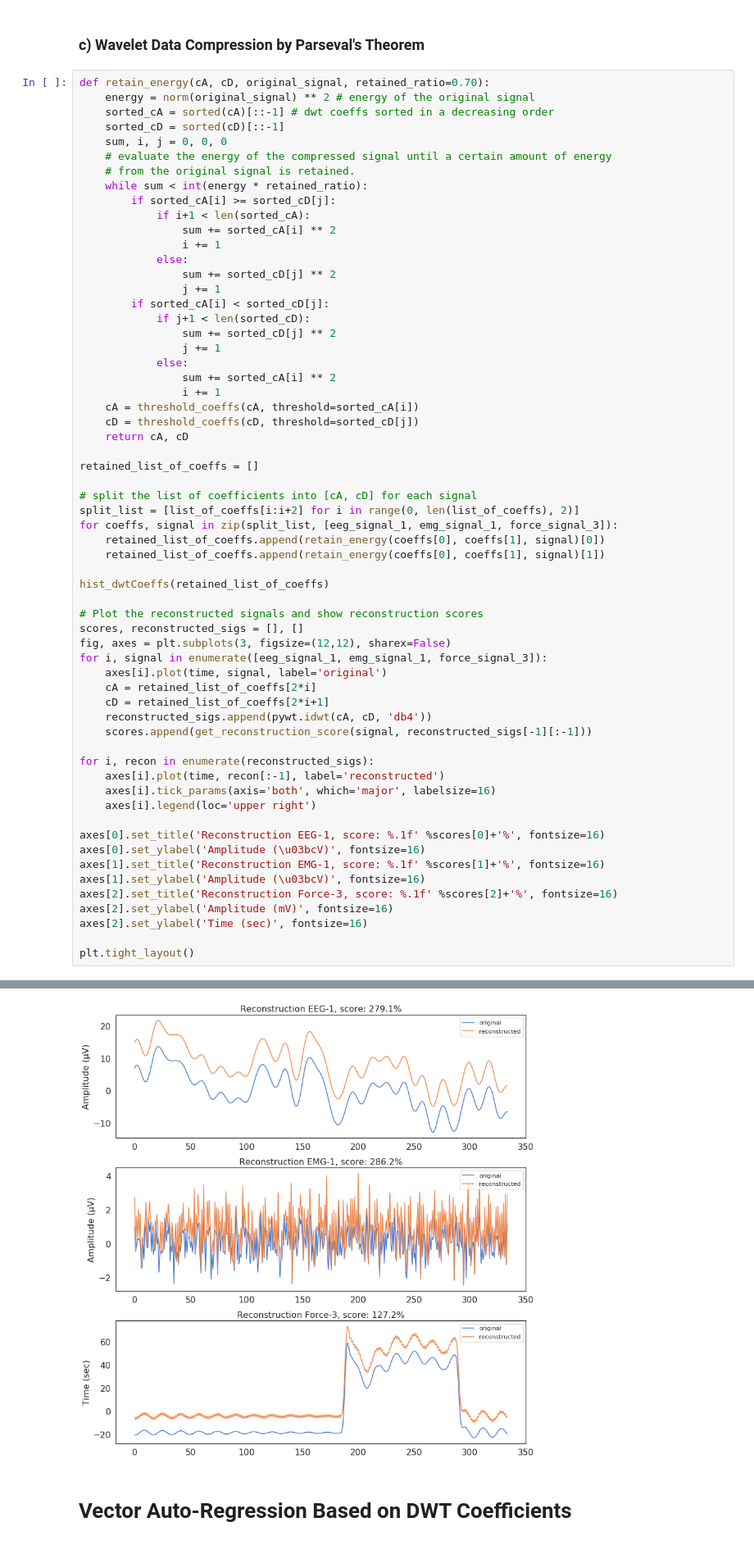
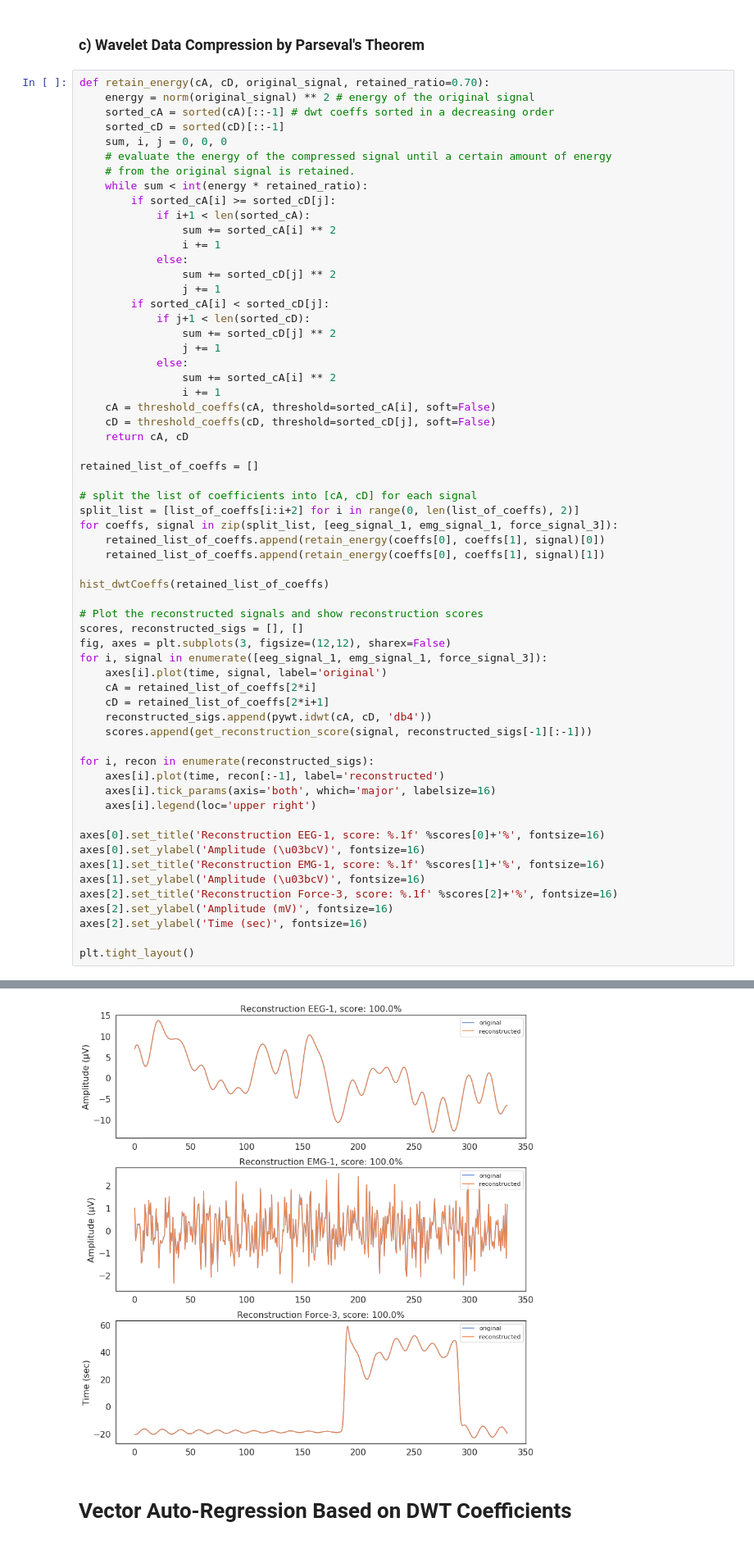
Before and after one commit to andac-demir/HapticsDynamicSystemIdentification, a Jupyter notebook: spectralAnalysis.ipynb, the cells around one changed output, grey strips where cells are left out. Shown at 82% size. Drawn from its saved outputs; the diff is of its cells as text.

Commit message:
soft thresholding

```diff
--- a/spectralAnalysis.ipynb
+++ b/spectralAnalysis.ipynb
@@ -335,8 +335,8 @@ def retain_energy(cA, cD, original_signal, retained_ratio=0.70):
             else:
                 sum += sorted_cA[i] ** 2
                 i += 1
-    cA = threshold_coeffs(cA, threshold=sorted_cA[i])
-    cD = threshold_coeffs(cD, threshold=sorted_cD[j])
+    cA = threshold_coeffs(cA, threshold=sorted_cA[i], soft=False)
+    cD = threshold_coeffs(cD, threshold=sorted_cD[j], soft=False)
     return cA, cD
 
 retained_list_of_coeffs = []
@@ -378,4 +378,4 @@ plt.tight_layout()
-[figure, old version]
+[figure, new version]
 # %% [markdown]
 # Vector Auto-Regression Based on DWT Coefficients
 # %% [markdown]
```
Also changed, not shown: parts of 1 cell of this notebook.
